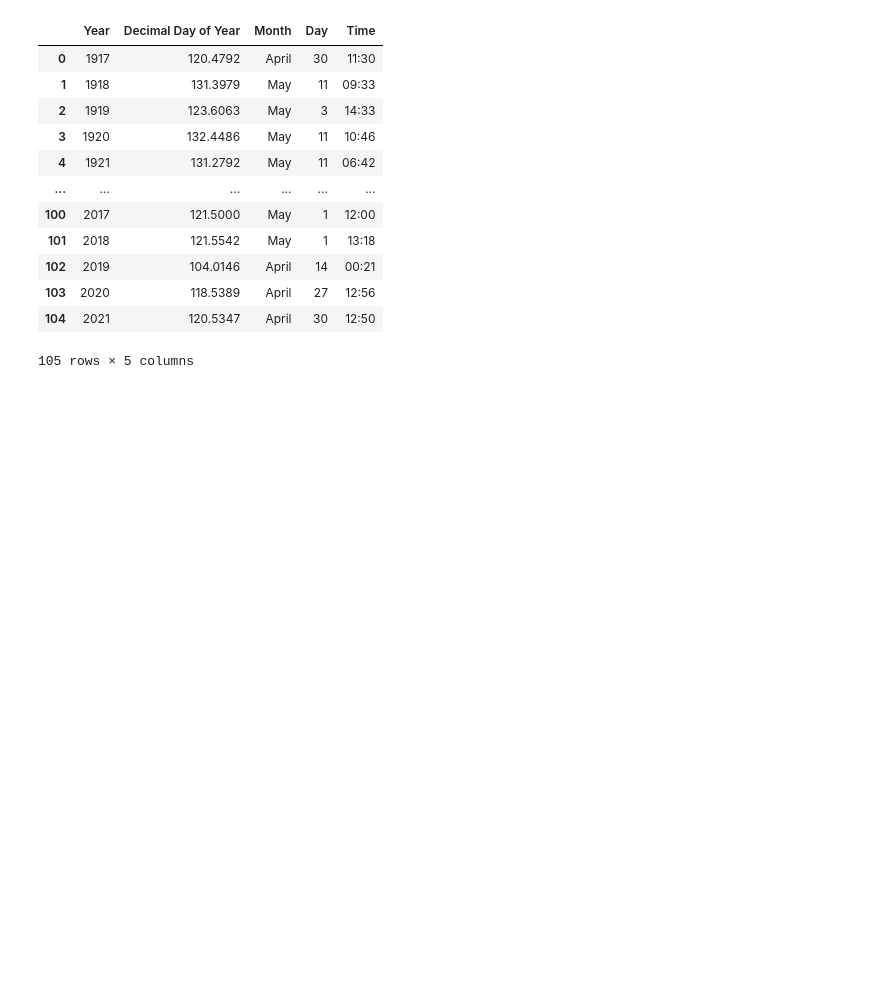
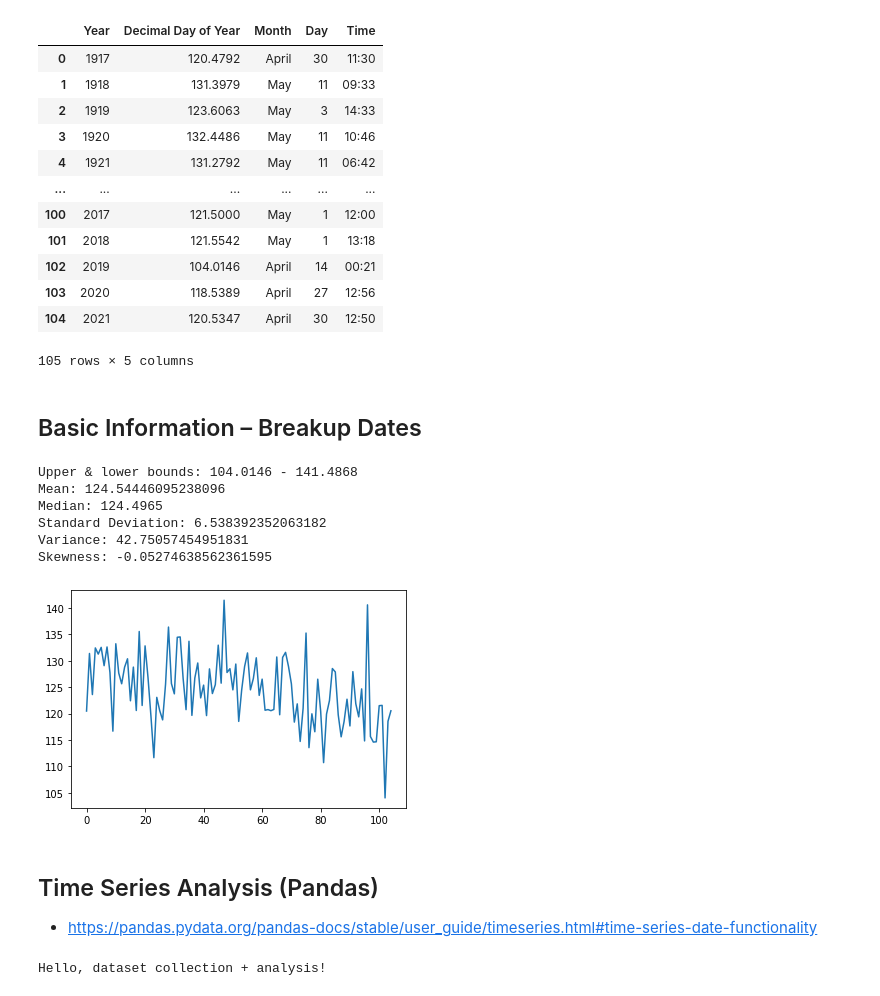
Before and after one commit to TechSolomon/tripod, a Jupyter notebook: notebooks/guess.ipynb, the cells around one changed output. Saved outputs shown, nothing was run; the diff lists cells and outputs as text; code cells hidden in the pictures; blank space fills up the shorter version.

```diff
--- a/notebooks/guess.ipynb
+++ b/notebooks/guess.ipynb
@@ -34,3 +36,62 @@ read_data("../data/NenanaIceClassic_1917-2021.csv")
 | 103 | 2020 | 118.5389 | April | 27 | 12:56 |
 | 104 | 2021 | 120.5347 | April | 30 | 12:50 |
 105 rows × 5 columns
+# %% [markdown]
+## Basic Information – Breakup Dates
+# %%
+# Display the mean, median, mode, and standard deviation of the data.
+
+def decimal_day_conversion(ddoy):
+    """FIXME: Convert the decimal day of the year to a date."""
+    year = int(ddoy / 365)
+    month = int((ddoy % 365) / 30)
+    day = int((ddoy % 365) % 30)
+    return year, month, day
+
+def summary_statistics(df):
+    """Find relevant information from decimal day of the year."""
+    ddoy = df["Decimal Day of Year"]
+    ddoy = df["Decimal Day of Year"].astype(float)
+
+    min = ddoy.min()
+    max = ddoy.max()
+    mean = ddoy.mean()
+    median = ddoy.median()
+    # mode = ddoy.mode()
+    std = ddoy.std()
+    var = ddoy.var()
+    skew = ddoy.skew()
+    # q1 = ddoy.quantile(0.25)
+    # q3 = ddoy.quantile(0.75)
+    # iqr = q3 - q1
+
+    print("Upper & lower bounds: " + str(min) + " - " + str(max))
+    print("Mean: " + str(mean))
+    print("Median: " + str(median))
+    # print("Mode: " + str(mode))
+    print("Standard Deviation: " + str(std))
+    print("Variance: " + str(var))
+    print("Skewness: " + str(skew))
+    # print("Quartile 1: " + str(q1))
+    # print("Quartile 3: " + str(q3))
+    # print("Interquartile Range: " + str(iqr))
+
+summary_statistics(read_data("../data/NenanaIceClassic_1917-2021.csv"))
+# %% [output]
+Upper & lower bounds: 104.0146 - 141.4868
+Mean: 124.54446095238096
+Median: 124.4965
+Standard Deviation: 6.538392352063182
+Variance: 42.75057454951831
+Skewness: -0.05274638562361595
+# %%
+# TODO: Add a function to plot the data.
+
+def plot_data(df):
+    """Plot the data."""
+    df["Decimal Day of Year"].plot()
+    plt.show()
+
+plot_data(read_data("../data/NenanaIceClassic_1917-2021.csv"))
+# %% [output]
+[figure, added]
@@ -36,0 +100,7 @@ read_data("../data/NenanaIceClassic_1917-2021.csv")
+# %% [markdown]
+## Time Series Analysis (Pandas)
+- https://pandas.pydata.org/pandas-docs/stable/user_guide/timeseries.html#time-series-date-functionality
+# %%
+print("Hello, dataset collection + analysis!")
+# %% [output]
+Hello, dataset collection + analysis!
```
Also changed, not shown: parts of 3 cells of this notebook, 4 other files.
